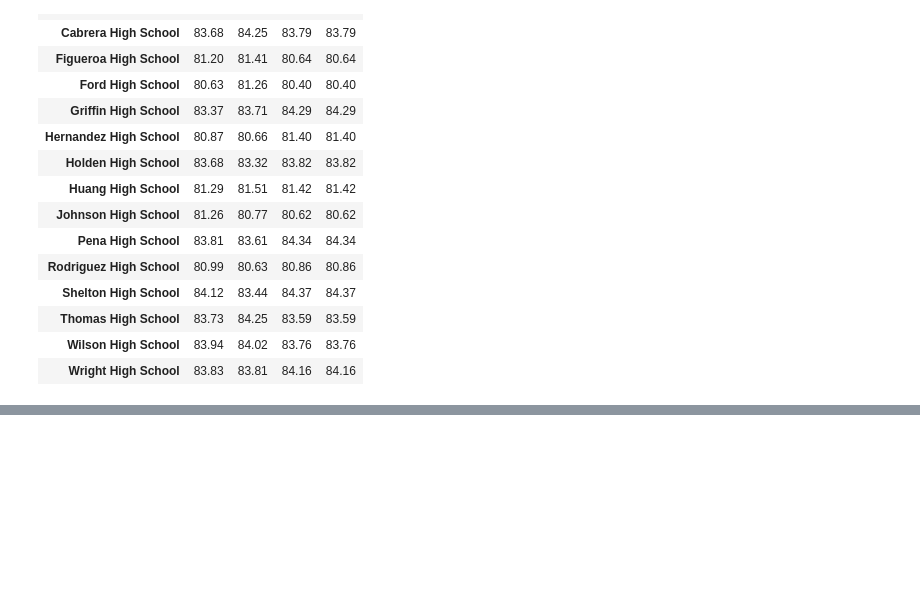
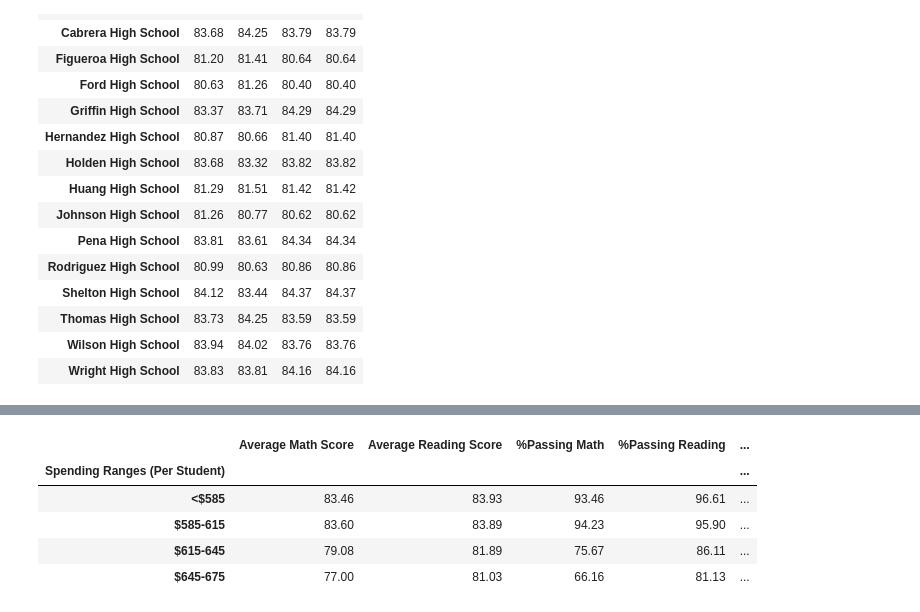
Before and after one commit to aaranzazuu/Academy-of-Py, a Jupyter notebook: PyCitySchools.ipynb, the cells around one changed output, grey strips where cells are left out. Saved outputs shown, nothing was run; the diff lists cells and outputs as text; code cells hidden in the pictures; blank space fills up the shorter version.

```diff
--- a/PyCitySchools.ipynb
+++ b/PyCitySchools.ipynb
@@ -288,0 +289,11 @@ TypeError: '<' not supported between instances of 'int' and 'str'
+# %%
+#Group by spending ranges
+grouped_spending_ranges = spending_byschool_bins.groupby(["Spending Ranges (Per Student)"]).mean()
+grouped_spending_ranges
+# %% [output]
+|  | Average Math Score | Average Reading Score | %Passing Math | %Passing Reading | ... |
+| Spending Ranges (Per Student) |  |  |  |  | ... |
+| <$585 | 83.46 | 83.93 | 93.46 | 96.61 | ... |
+| $585-615 | 83.60 | 83.89 | 94.23 | 95.90 | ... |
+| $615-645 | 79.08 | 81.89 | 75.67 | 86.11 | ... |
+| $645-675 | 77.00 | 81.03 | 66.16 | 81.13 | ... |
```
Also changed, not shown: parts of 6 cells of this notebook.
